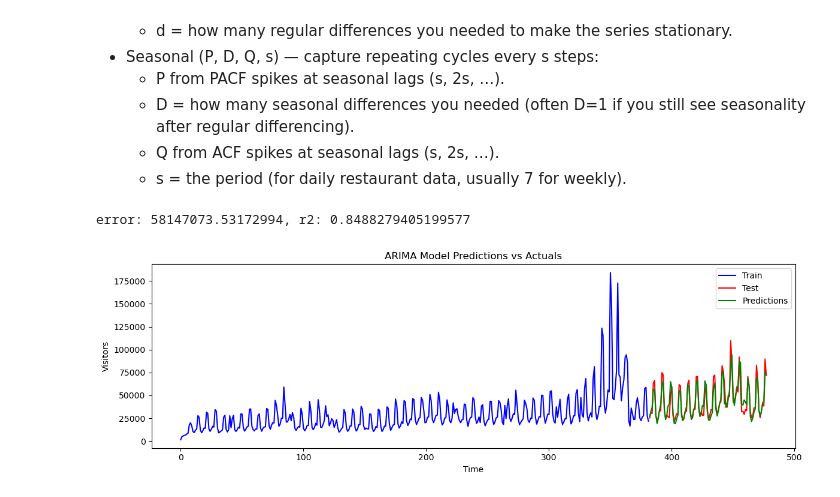
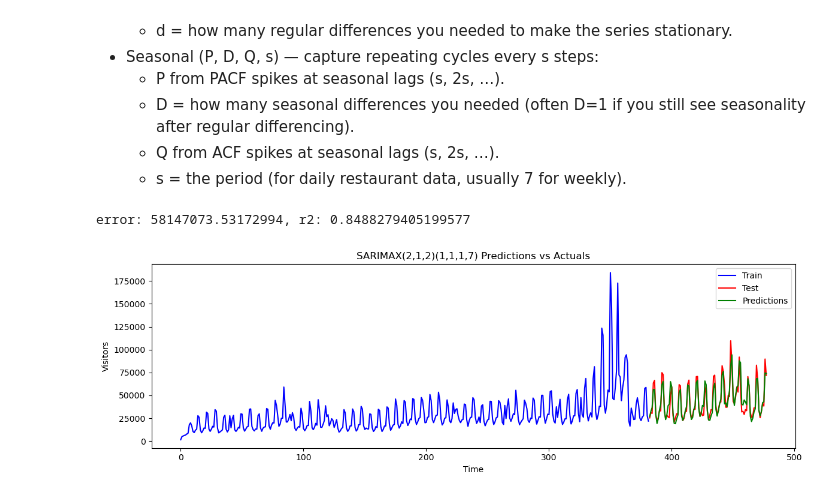
Before and after one commit to MengenL-ds/Forecasting-Restaurant-Visitor-Demand-with-Machine-Learning, a Jupyter notebook: notebooks/statistical_modelling.ipynb, the cells around one changed output. Saved outputs shown, nothing was run; the diff lists cells and outputs as text; code cells hidden in the pictures.

```diff
--- a/notebooks/statistical_modelling.ipynb
+++ b/notebooks/statistical_modelling.ipynb
@@ -227,13 +227,13 @@ def evaluate_arima_model(train, test, arima_order):
 	return error, r2_score, predictions
 # %%
 # Plot functions
-def plot_results(train, test, preds):
+def plot_results(train, test, preds, model):
     plt.figure(figsize=(12,4))
     plt.plot(range(len(train)), train, label="Train", color="blue")
     plt.plot(range(len(train), len(train)+len(test)), test, label="Test", color="red")
     plt.plot(range(len(train), len(train)+len(preds)), preds, label="Predictions", color="green")
     plt.legend()
-    plt.title("ARIMA Model Predictions vs Actuals")
+    plt.title(f"{model} Predictions vs Actuals")
     plt.xlabel("Time")
     plt.ylabel("Visitors")
     plt.tight_layout()
@@ -337,11 +337,11 @@ def evaluate_sarimax_model(train, test, order, seasonal_order=(0,0,0,0)):
 error ,r2 , predictions = evaluate_sarimax_model(train, test, best_order, (1,1,1,7))
 # %%
 print(f'error: {error}, r2: {r2}')
-plot_results(train = train, test = test, preds = predictions)
+plot_results(train = train, test = test, preds = predictions, model="SARIMAX(2,1,2)(1,1,1,7)")
 plt.savefig("../reports/figures/statistical_modelling/SARIMAX_2_1_2_1_1_1_7_Model_Predictions_vs_Actuals.png")
 # %% [output]
 error: 58147073.53172994, r2: 0.8488279405199577
-[figure, old version]
+[figure, new version]
 # %%
 def grid_search_sarimax(train, test, order, P_values, D_values, Q_values, s_values):
     """
```
Also changed, not shown: parts of 4 cells of this notebook, 31 other files.
